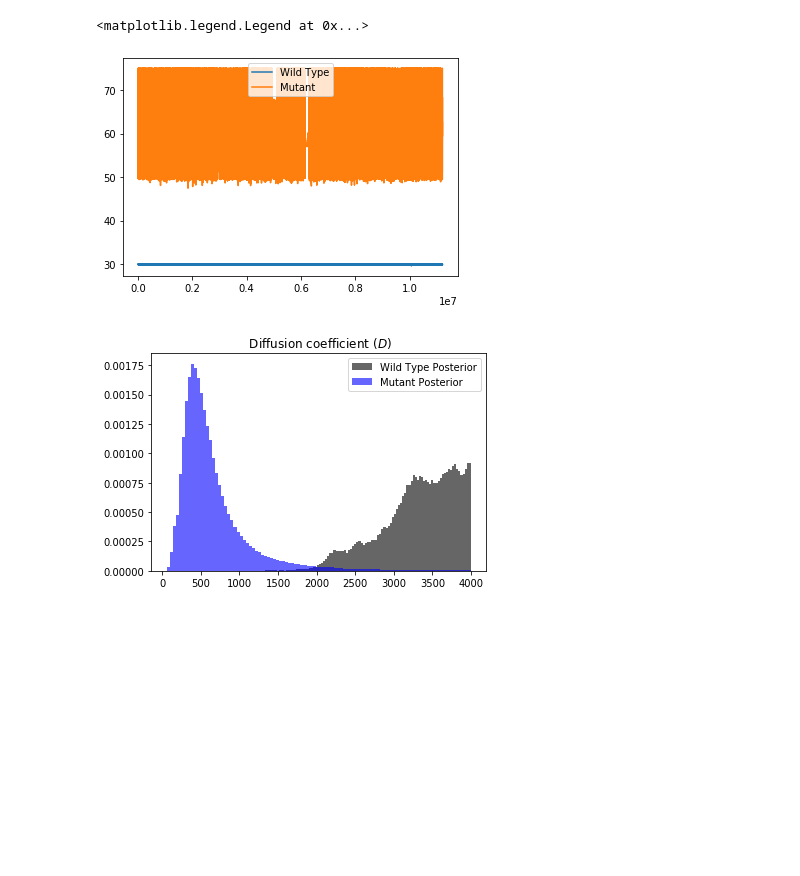
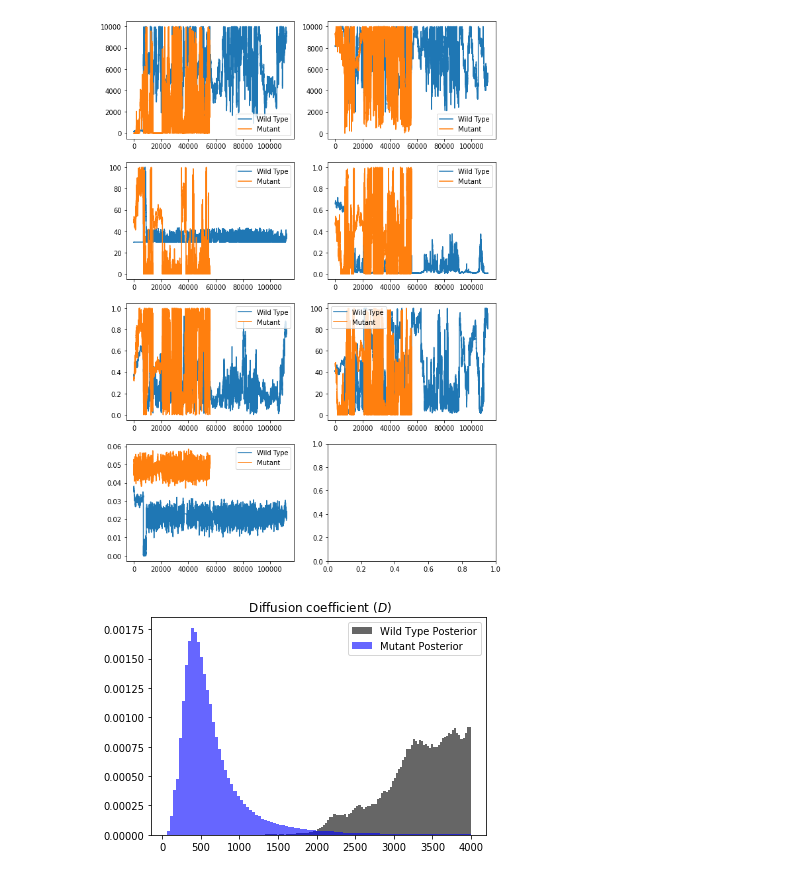
Before and after one commit to Schumacher-group/ImmuneCellMigrationAnalysis, a Jupyter notebook: Notebooks/AttractantInferenceVisualisation.ipynb, the cells around one changed output. Saved outputs shown, nothing was run; the diff lists cells and outputs as text; code cells hidden in the pictures; blank space fills up the shorter version.

```diff
--- a/Notebooks/AttractantInferenceVisualisation.ipynb
+++ b/Notebooks/AttractantInferenceVisualisation.ipynb
@@ -37,10 +37,13 @@ for j in range(7):
-# %%
-plt.plot(out1WT[:,2], label="Wild Type")
-plt.plot(out1Mut[:,2], label="Mutant")
-plt.legend()
-# %% [output]
-<matplotlib.legend.Legend at 0x...>
-[figure, removed]
+# %%
+fig, axes = plt.subplots(nrows=4, ncols=2, figsize=(10, 15), sharex='col')
+thin=10
+for j in range(7):
+    plt.subplot(4,2,j+1)
+    plt.plot(out1WT[::thin,j], label="Wild Type")
+    plt.plot(out1Mut[::thin,j], label="Mutant")
+    plt.legend()
+# %% [output]
+[figure, added]
 # %%
 #plt.hist(out1WT[:,2],bins=100,alpha=0.6,density=True,color='r',label="WT")
 
```
Also changed, not shown: parts of 2 cells of this notebook, 2 other files.
